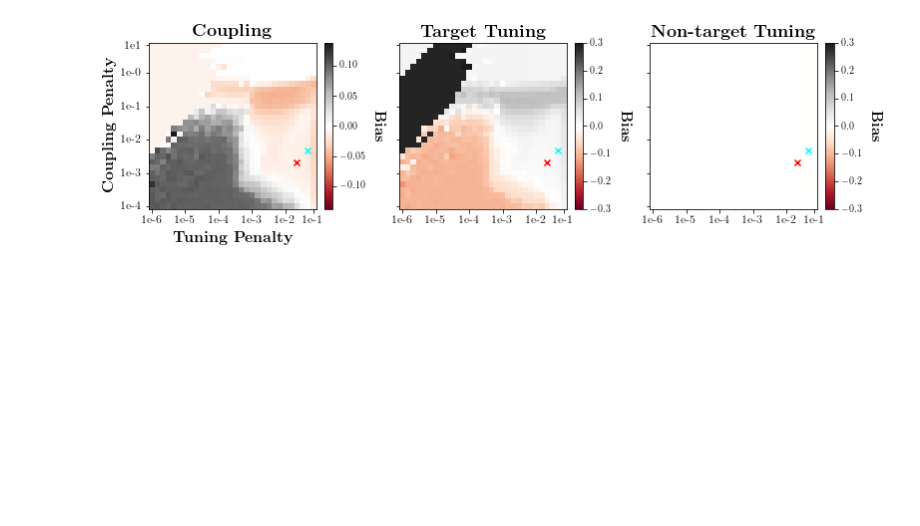
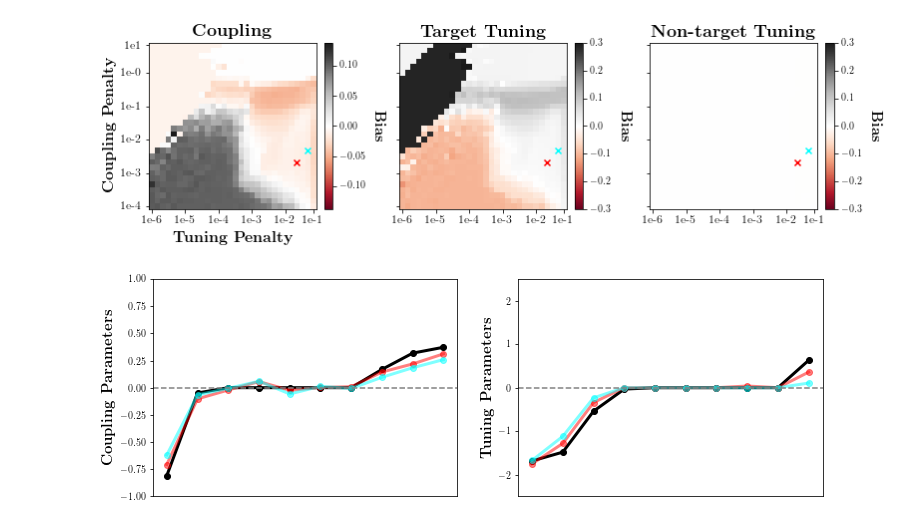
Before and after one commit to BouchardLab/neurobiases, a Jupyter notebook: notebooks/analyze_cv_em_exp6.ipynb, the cells around one changed output. Saved outputs shown, nothing was run; the diff lists cells and outputs as text; code cells hidden in the pictures; blank space fills up the shorter version.

```diff
--- a/notebooks/analyze_cv_em_exp6.ipynb
+++ b/notebooks/analyze_cv_em_exp6.ipynb
@@ -417,6 +427,60 @@ cb.ax.set_ylabel(r'\textbf{Bias}', fontsize=15, labelpad=20, rotation=270)
 plt.show()
 # %% [output]
 [figure]
+# %%
+fig, axes = plt.subplots(1, 2, figsize=(12, 4))
+
+sorted_idx = np.argsort(a_true)
+axes[0].plot(
+    a_true[sorted_idx],
+    color='k',
+    marker='o',
+    linewidth=3)
+axes[0].plot(
+    np.median(a_est_em[np.argmax(mean_lls_em.ravel())], axis=0)[sorted_idx],
+    color='red',
+    marker='o',
+    linewidth=3,
+    alpha=0.5)
+axes[0].plot(
+    np.median(a_est_em[np.argmin(mean_bics_em.ravel())], axis=0)[sorted_idx],
+    color='cyan',
+    marker='o',
+    linewidth=3,
+    alpha=0.5)
+
+sorted_idx = np.argsort(b_true)
+axes[1].plot(
+    b_true[sorted_idx],
+    color='k',
+    marker='o',
+    linewidth=3)
+axes[1].plot(
+    np.median(b_est_em[np.argmax(mean_lls_em.ravel())], axis=0)[sorted_idx],
+    color='red',
+    marker='o',
+    linewidth=3,
+    alpha=0.5)
+axes[1].plot(
+    np.median(b_est_em[np.argmin(mean_bics_em.ravel())], axis=0)[sorted_idx],
+    color='cyan',
+    marker='o',
+    linewidth=3,
+    alpha=0.5)
+
+for ax in axes:
+    ax.tick_params(labelsize=10)
+    ax.set_xticks([])
+    ax.axhline(0, linestyle='--', color='gray')
+
+axes[0].set_ylim([-1, 1])
+axes[1].set_ylim([-2.5, 2.5])
+
+axes[0].set_ylabel(r'\textbf{Coupling Parameters}', fontsize=15)
+axes[1].set_ylabel(r'\textbf{Tuning Parameters}', fontsize=15)
+plt.savefig('exp6_examples_em.pdf', bbox_inches='tight')
+# %% [output]
+[figure, added]
 # %%
 a_bias_tc = np.mean(np.median(a_est_tc - a_true, axis=1).reshape((30, 30, -1)), axis=-1)
 b_bias_tc = np.mean(np.median(b_est_tc - b_true, axis=1).reshape((30, 30, -1)), axis=-1)
```
Also changed, not shown: parts of 18 cells of this notebook.
